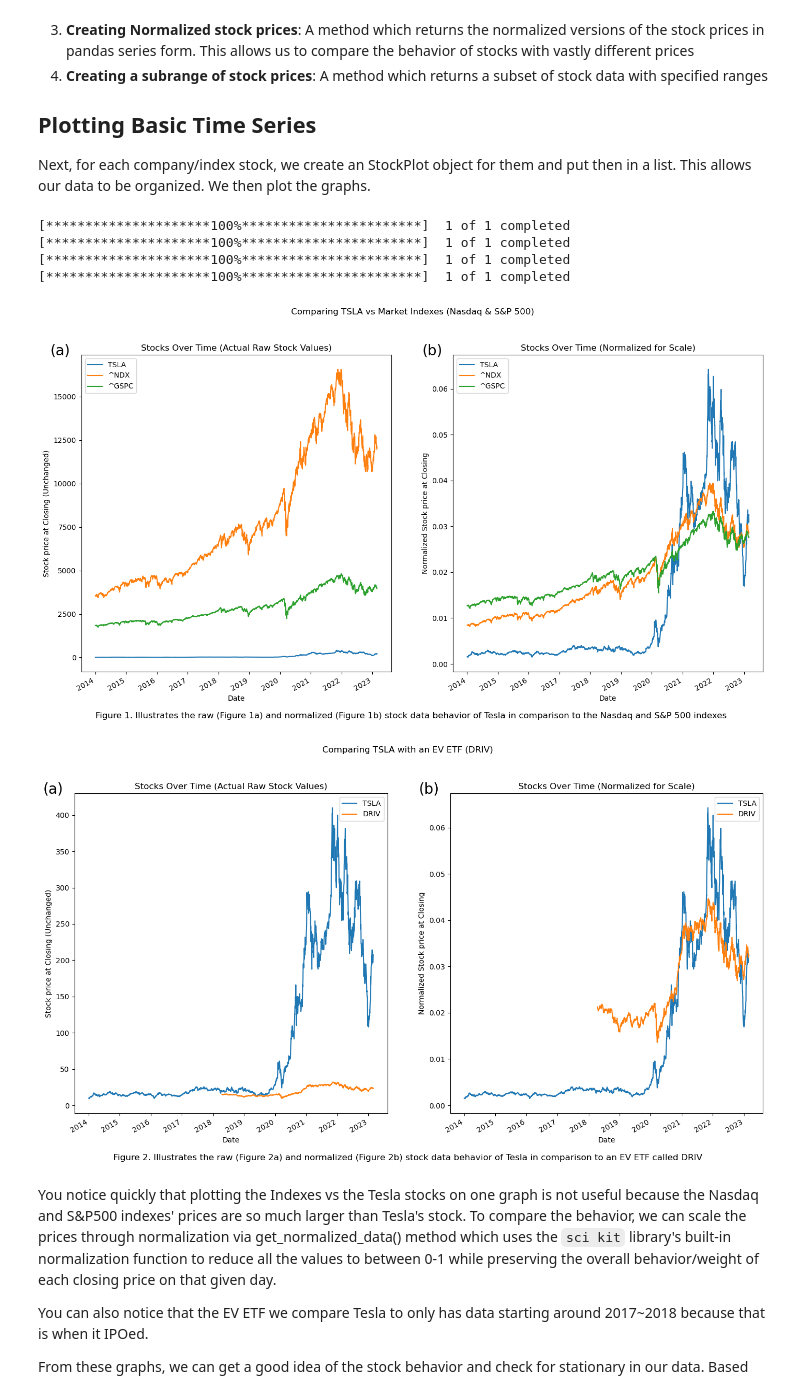
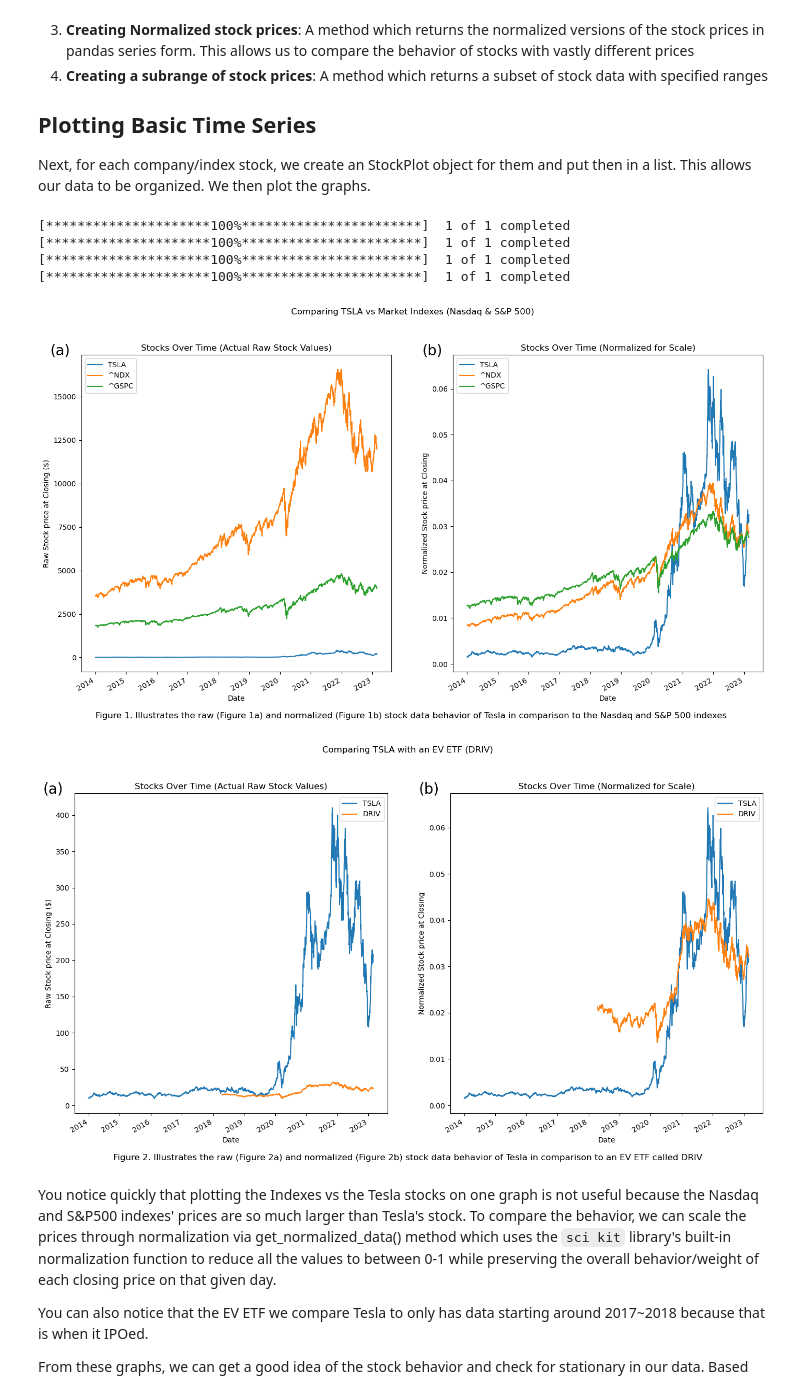
Before and after one commit to olincollege/twitter-vs-stock, a Jupyter notebook: main.ipynb, the cells around one changed output. Saved outputs shown, nothing was run; the diff lists cells and outputs as text; code cells hidden in the pictures.

```diff
--- a/main.ipynb
+++ b/main.ipynb
@@ -258,7 +269,6 @@ Methods:
 ## Plotting Basic Time Series
 Next, for each company/index stock, we create an StockPlot object for them and put then in a list. This allows our data to be organized. We then plot the graphs.
 # %%
-import string
 
 # Creating StockPlot Objects
 tesla = StockPlot("TSLA", start_date, end_date)
@@ -285,7 +295,7 @@ plt.text(-0.1, 1, "(a)", transform=ax.transAxes, size=20) #Subplot figure
 for symbol in market_list:
     symbol.get_stock_data().plot(label=symbol.get_ticker())
 
-plt.ylabel("Stock price at Closing (Unchanged)")
+plt.ylabel("Raw Stock price at Closing ($)")
 plt.title("Stocks Over Time (Actual Raw Stock Values)")
 plt.legend()
 
@@ -315,36 +325,36 @@ fig.suptitle("Comparing TSLA with an EV ETF (DRIV)")
 ax =plt.subplot(1, 2, 1)
 plt.text(-0.1, 1, "(a)", transform=ax.transAxes, size=20) #Subplot figure
 for symbol in ev_list:
     symbol.get_stock_data().plot(label=symbol.get_ticker())
 
-plt.ylabel("Stock price at Closing (Unchanged)")
+plt.ylabel("Raw Stock price at Closing ($)")
 plt.title("Stocks Over Time (Actual Raw Stock Values)")
 plt.legend()
 
 #SubPlot 2: Normalized Closing Stock Prices
 
 ax = plt.subplot(1, 2, 2)
 plt.text(-0.1, 1, "(b)", transform=ax.transAxes, size=20) #Subplot figure
 for symbol in ev_list:
     symbol.get_normalized_data().plot(label=symbol.get_ticker())
 
 plt.ylabel("Normalized Stock price at Closing")
 plt.title("Stocks Over Time (Normalized for Scale)")
 plt.legend()
 
 #Subplot & Captioning
 caption="Figure 2. Illustrates the raw (Figure 2a) and normalized (Figure 2b) stock data behavior of Tesla in comparison to an EV ETF called DRIV"
 plt.figtext(0.5, 0.1, caption, wrap=True, horizontalalignment='center', fontsize=12)
 
 
 plt.show()
 # %% [output]
 [*********************100%***********************]  1 of 1 completed
 [*********************100%***********************]  1 of 1 completed
 [*********************100%***********************]  1 of 1 completed
 [*********************100%***********************]  1 of 1 completed
-[figure, old version]
+[figure, new version]
-[figure, old version]
+[figure, new version]
 # %% [markdown]
 You notice quickly that plotting the Indexes vs the Tesla stocks on one graph is not useful because the Nasdaq and S&P500 indexes' prices are so much larger than Tesla's stock. To compare the behavior, we can scale the prices through normalization via get_normalized_data() method which uses the `sci kit` library's built-in normalization function to reduce all the values to between 0-1 while preserving the overall behavior/weight of each closing price on that given day.
 
```
Also changed, not shown: parts of 43 cells of this notebook, 1 other file.
